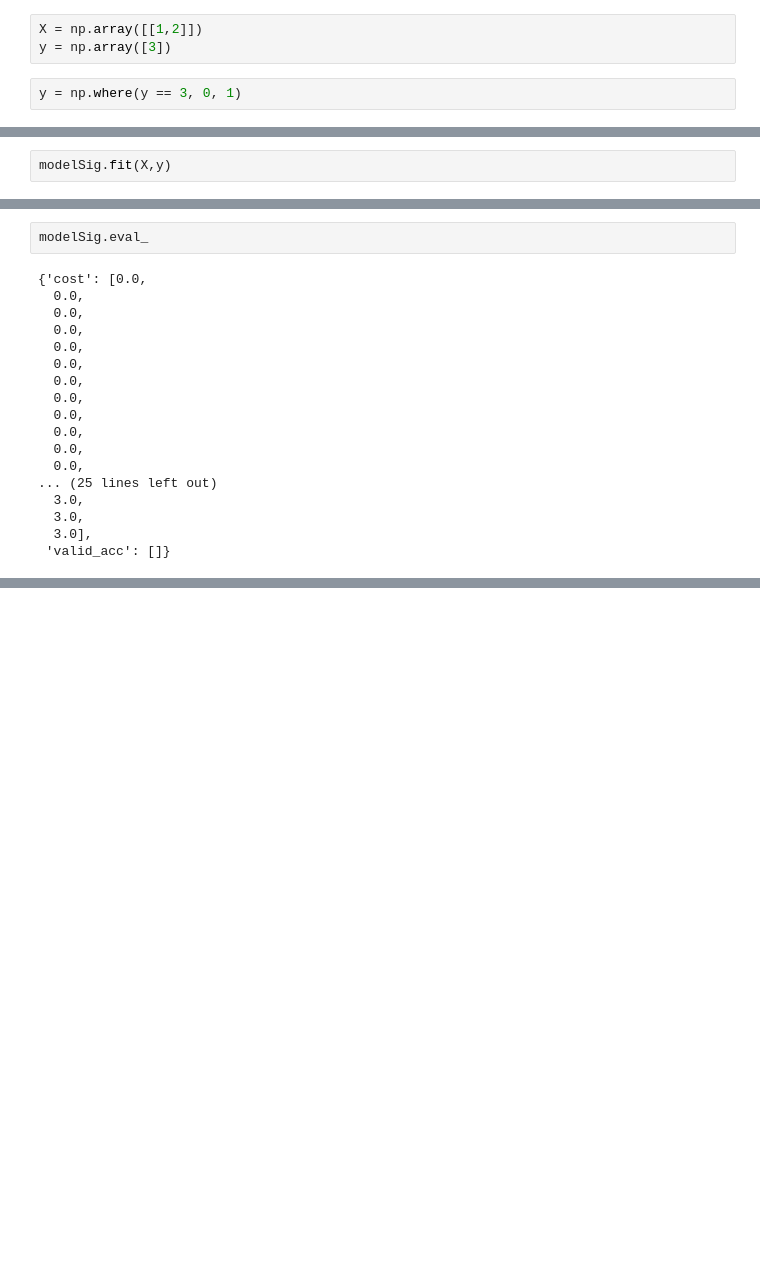
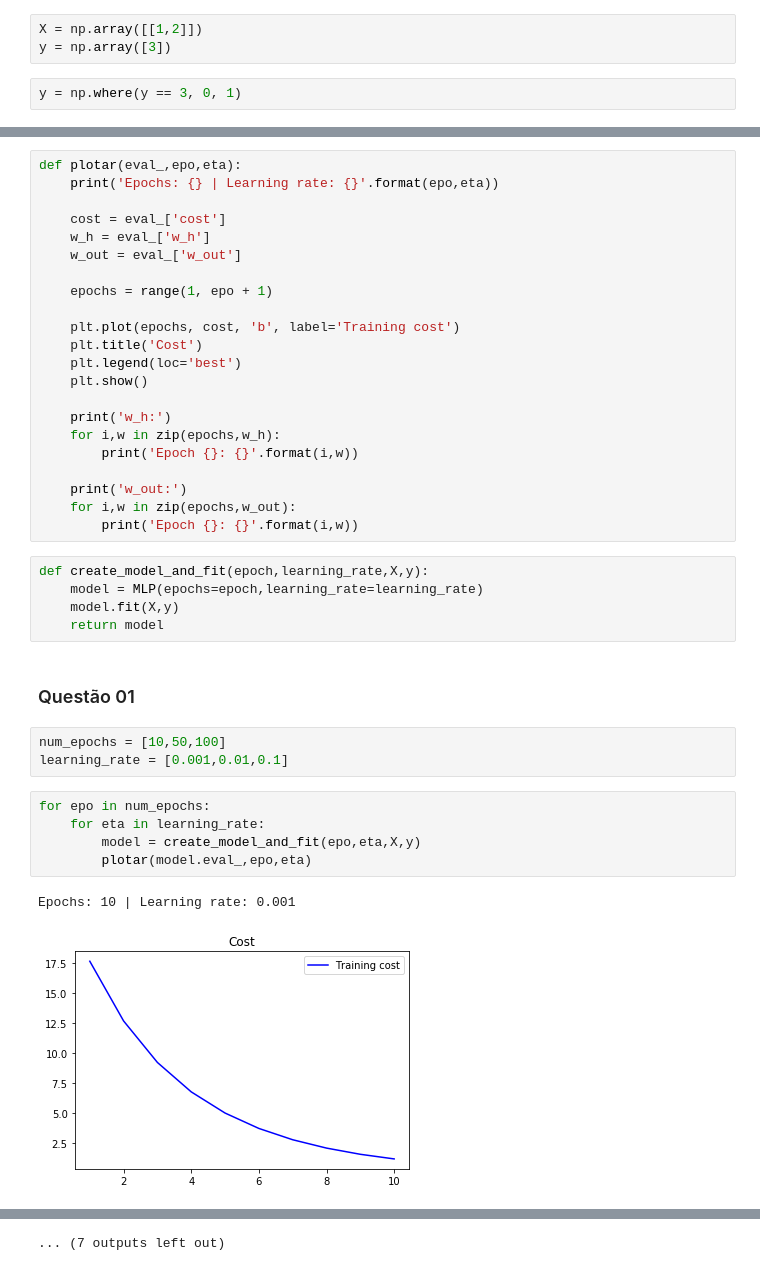
Before and after one commit to viniciusteix/topics-3, a Jupyter notebook: prova1/Tópicos 3 - Questão 01.ipynb, the cells around one changed output, grey strips where cells are left out. Cells and saved outputs as stored; diff of their text form; blank space fills up the shorter version.

```diff
--- a/prova1/Tópicos 3 - Questão 01.ipynb
+++ b/prova1/Tópicos 3 - Questão 01.ipynb
@@ -121,2 +110,0 @@ modelSig = MLP(epochs=20)
-# %%
-modelSig.fit(X,y)
@@ -142,20 +111,40 @@ w_out:  [[-1.]
-# %%
-modelSig.eval_
-# %% [output]
-{'cost': [0.0,
-  0.0,
-  0.0,
-  0.0,
-  0.0,
-  0.0,
-  0.0,
-  0.0,
-  0.0,
-  0.0,
-  0.0,
-  0.0,
-... (25 lines left out)
-  3.0,
-  3.0,
-  3.0],
- 'valid_acc': []}
+# %%
+def plotar(eval_,epo,eta):
+    print('Epochs: {} | Learning rate: {}'.format(epo,eta))
+
+    cost = eval_['cost']
+    w_h = eval_['w_h']
+    w_out = eval_['w_out']
+
+    epochs = range(1, epo + 1)
+
+    plt.plot(epochs, cost, 'b', label='Training cost')
+    plt.title('Cost')
+    plt.legend(loc='best')
+    plt.show()
+
+    print('w_h:')
+    for i,w in zip(epochs,w_h):
+        print('Epoch {}: {}'.format(i,w))
+
+    print('w_out:')
+    for i,w in zip(epochs,w_out):
+        print('Epoch {}: {}'.format(i,w))
+# %%
+def create_model_and_fit(epoch,learning_rate,X,y):
+    model = MLP(epochs=epoch,learning_rate=learning_rate)
+    model.fit(X,y)
+    return model
+# %% [markdown]
+### Questão 01
+# %%
+num_epochs = [10,50,100]
+learning_rate = [0.001,0.01,0.1]
+# %%
+for epo in num_epochs:
+    for eta in learning_rate:
+        model = create_model_and_fit(epo,eta,X,y)
+        plotar(model.eval_,epo,eta)
+# %% [output]
+Epochs: 10 | Learning rate: 0.001
+[figure, added]
@@ -161,0 +241 @@ modelSig.eval_
+... (7 outputs left out)
```
Also changed, not shown: parts of 5 cells of this notebook.
